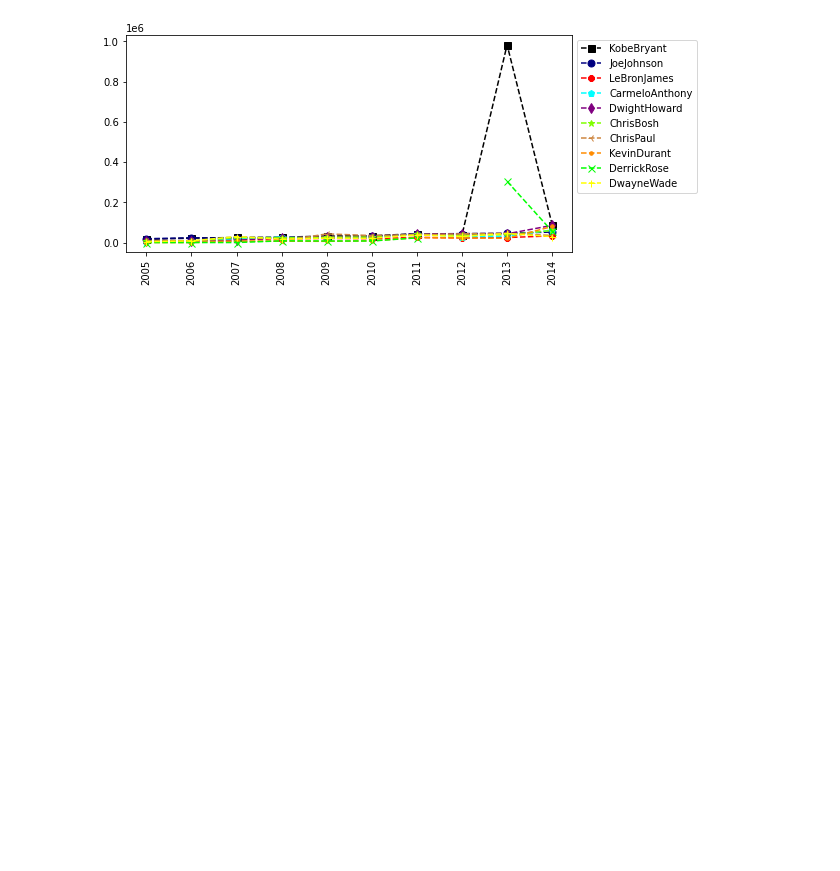
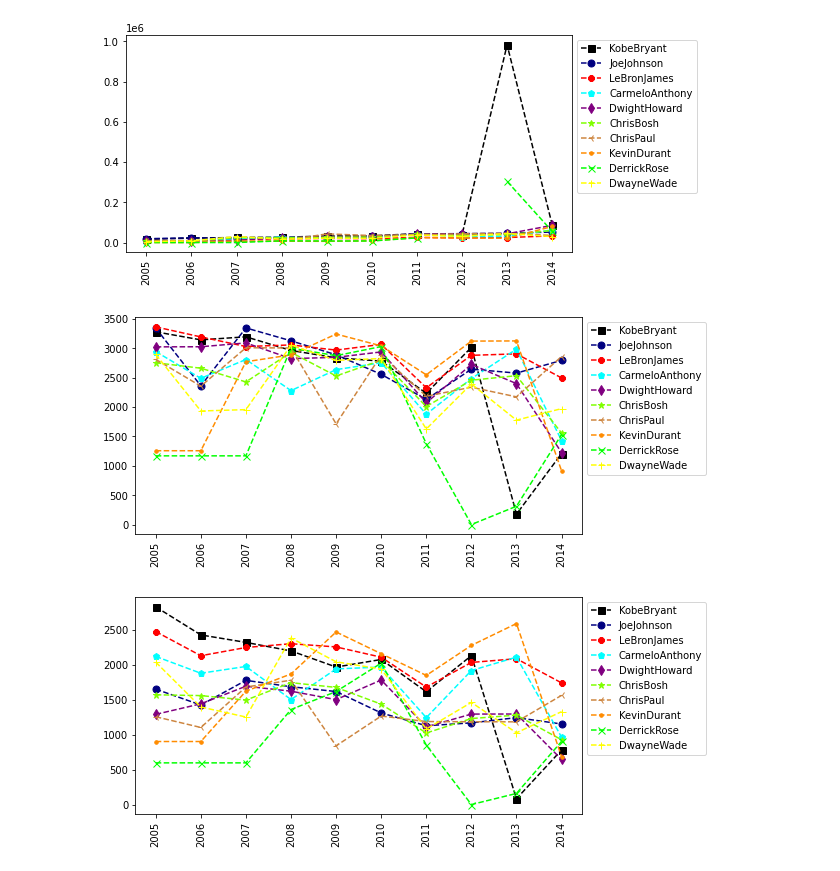
Before and after one commit to NicholasthedevJacobs/Freethrow_Matrices, a Jupyter notebook: Project3.ipynb, the cells around one changed output. Drawn from its saved outputs; the diff is of its cells as text; code cells hidden in the pictures; blank space fills up the shorter version.

```diff
--- a/Project3.ipynb
+++ b/Project3.ipynb
@@ -178,5 +178,8 @@ myplot(Salary / FieldGoals)
 # %%
 #In game metrics
 
 myplot(MinutesPlayed)
-myplot
+myplot(Points)
+# %% [output]
+[figure, added]
+[figure, added]
```
Also changed, not shown: parts of 1 cell of this notebook.
